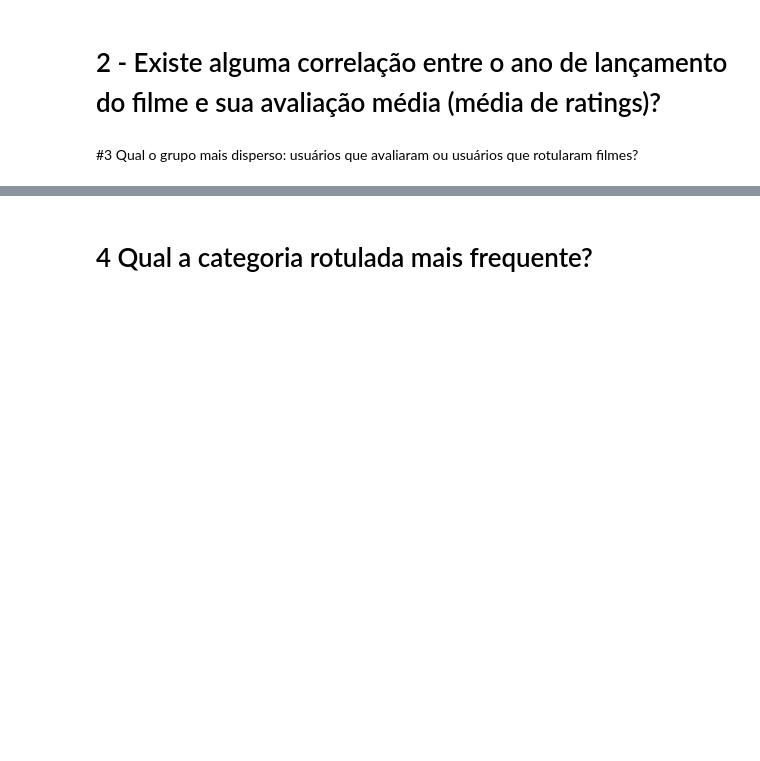
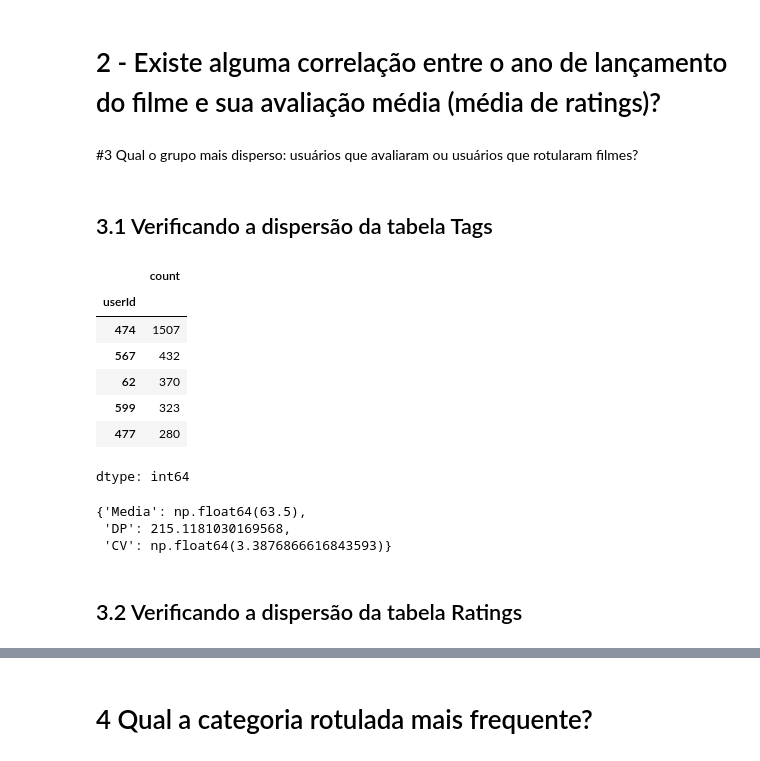
Before and after one commit to Lucas-O-S/Analise_Exploratoria_N2, a Jupyter notebook: AnaliseExploratoria_N2.ipynb, the cells around one changed output, grey strips where cells are left out. Saved outputs shown, nothing was run; the diff lists cells and outputs as text; code cells hidden in the pictures; blank space fills up the shorter version.

```diff
--- a/AnaliseExploratoria_N2.ipynb
+++ b/AnaliseExploratoria_N2.ipynb
@@ -301,0 +311,27 @@ dtype: int64
+# %% [markdown]
+## 3.1 Verificando a dispersão da tabela Tags
+# %%
+#contagem de usuarios dentro de tags
+countTags = tags["userId"].value_counts()
+
+#dados de tags
+dispersaoTags = Dispersao(countTags)
+# %%
+countTags.head()
+# %% [output]
+|  | count |
+| userId |  |
+| 474 | 1507 |
+| 567 | 432 |
+| 62 | 370 |
+| 599 | 323 |
+| 477 | 280 |
+dtype: int64
+# %%
+dispersaoTags
+# %% [output]
+{'Media': np.float64(63.5),
+ 'DP': 215.1181030169568,
+ 'CV': np.float64(3.3876866616843593)}
+# %% [markdown]
+## 3.2 Verificando a dispersão da tabela Ratings
```
Also changed, not shown: parts of 8 cells of this notebook.
